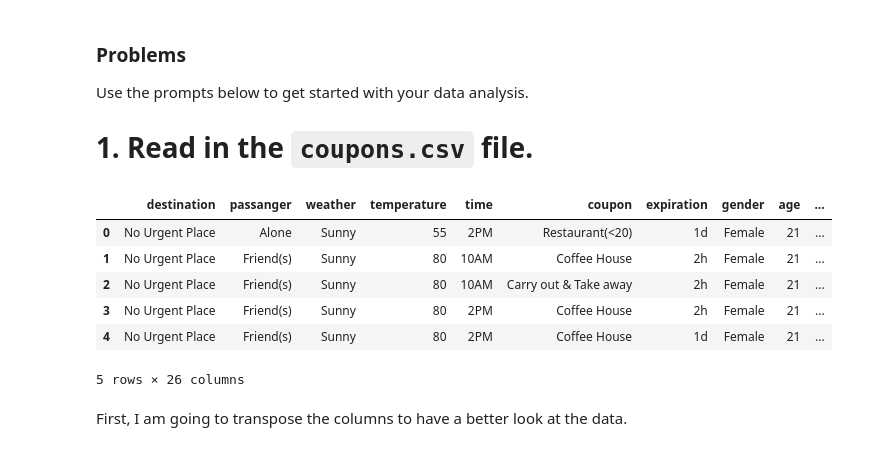
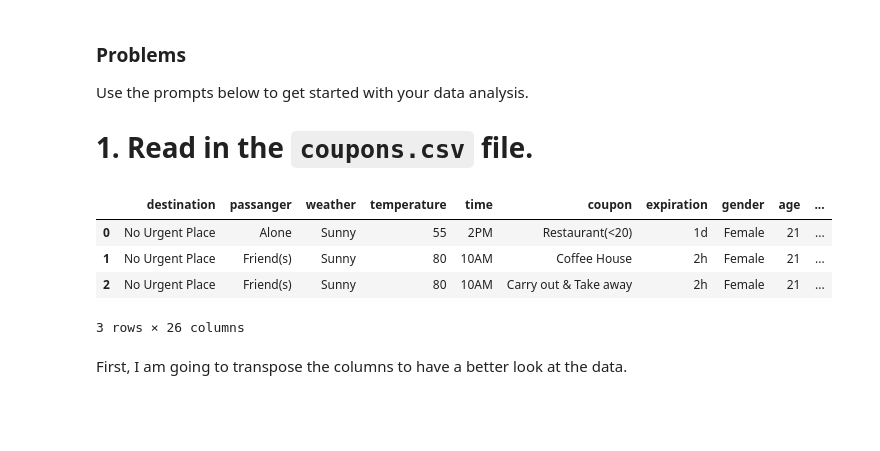
Before and after one commit to ttb-git/berkeley-engr-Practical-assignment1, a Jupyter notebook: Who_will_accept_the_coupon.ipynb, the cells around one changed output. Cells and saved outputs as stored; diff of their text form; code cells hidden in the pictures; blank space fills up the shorter version.

```diff
--- a/Who_will_accept_the_coupon.ipynb
+++ b/Who_will_accept_the_coupon.ipynb
@@ -75,15 +75,13 @@ Use the prompts below to get started with your data analysis.
 # %%
 data = pd.read_csv('/content/drive/MyDrive/assignment_5_1_starter (4)/data/coupons.csv')
 # %%
-data.head()
+data.head(3)
 # %% [output]
 |  | destination | passanger | weather | temperature | time | coupon | expiration | gender | age | ... |
 | 0 | No Urgent Place | Alone | Sunny | 55 | 2PM | Restaurant(<20) | 1d | Female | 21 | ... |
 | 1 | No Urgent Place | Friend(s) | Sunny | 80 | 10AM | Coffee House | 2h | Female | 21 | ... |
 | 2 | No Urgent Place | Friend(s) | Sunny | 80 | 10AM | Carry out & Take away | 2h | Female | 21 | ... |
-| 3 | No Urgent Place | Friend(s) | Sunny | 80 | 2PM | Coffee House | 2h | Female | 21 | ... |
-| 4 | No Urgent Place | Friend(s) | Sunny | 80 | 2PM | Coffee House | 1d | Female | 21 | ... |
-5 rows × 26 columns
+3 rows × 26 columns
 # %% [markdown]
 First, I am going to transpose the columns to have a better look at the data.
 # %%
```
Also changed, not shown: parts of 4 cells of this notebook.
